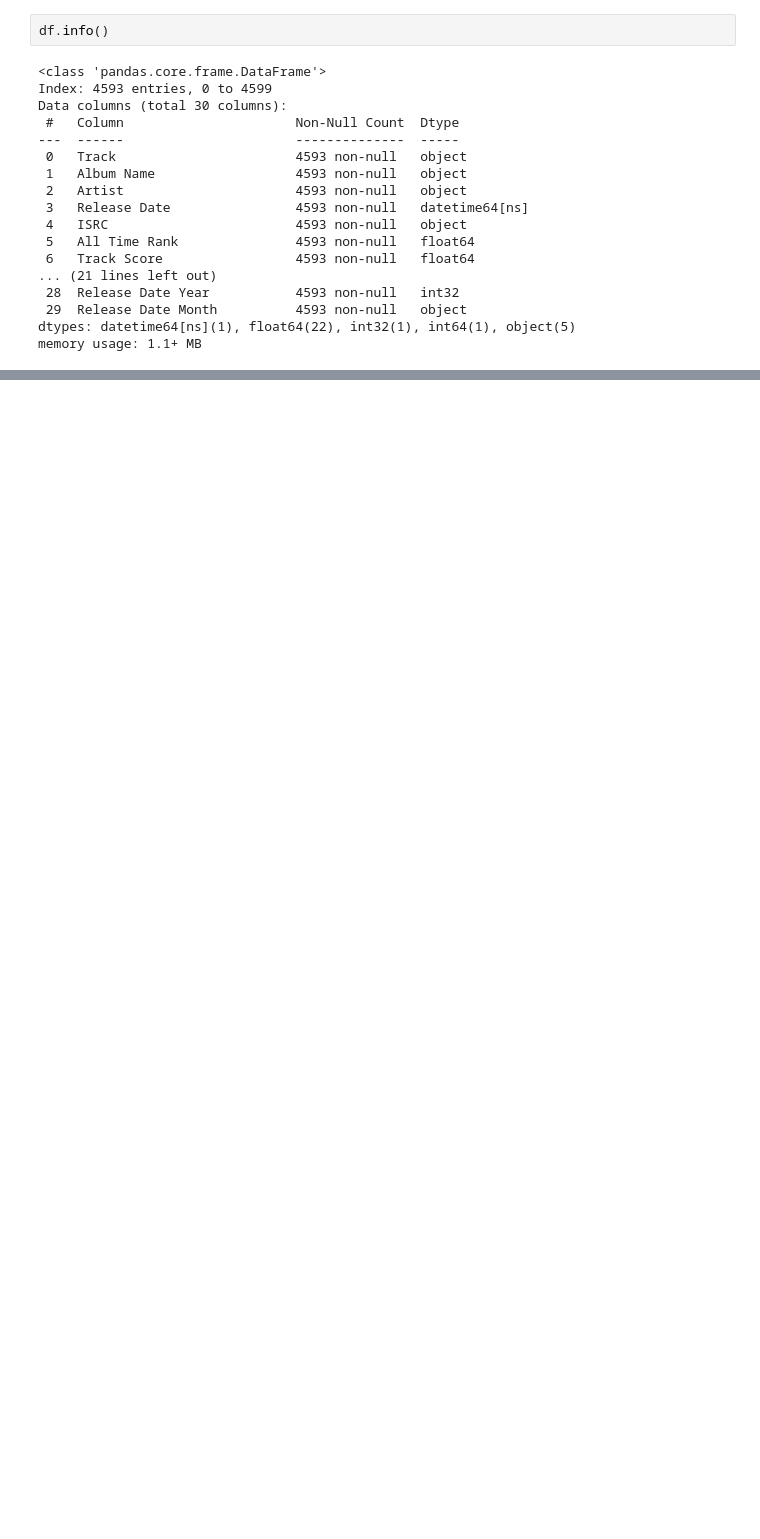
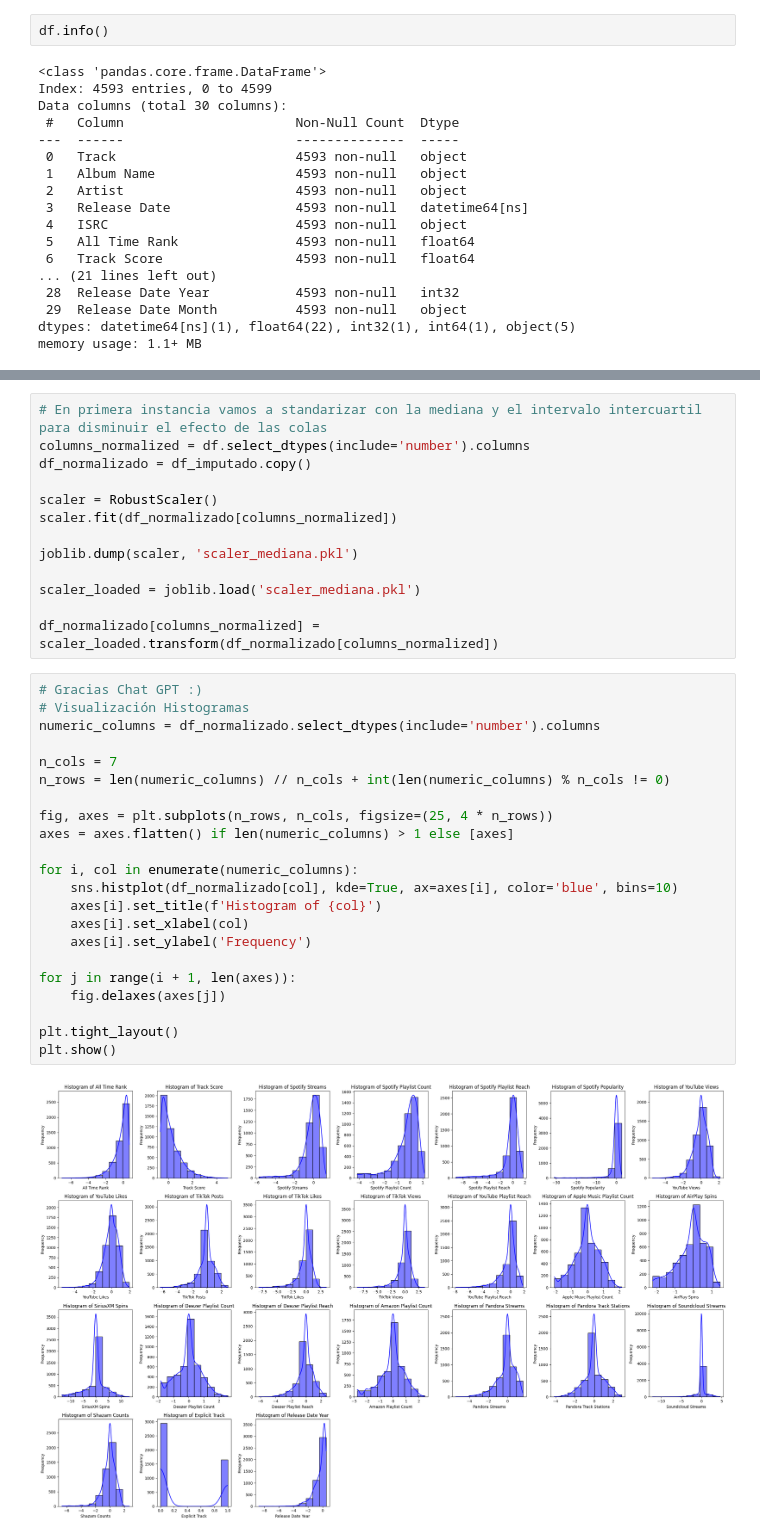
Before and after one commit to desareca/Tareas_Analisis_Datos-G6, a Jupyter notebook: Tarea_I_Analisis_de_Datos_Grupo_6.ipynb, the cells around one changed output, grey strips where cells are left out. Cells and saved outputs as stored; diff of their text form; blank space fills up the shorter version.

```diff
--- a/Tarea_I_Analisis_de_Datos_Grupo_6.ipynb
+++ b/Tarea_I_Analisis_de_Datos_Grupo_6.ipynb
@@ -240,2 +328,39 @@ df[df['All Time Rank'].isin(df.groupby('All Time Rank')['All Time Rank'].count()
+# %%
+# En primera instancia vamos a standarizar con la mediana y el intervalo intercuartil para disminuir el efecto de las colas
+columns_normalized = df.select_dtypes(include='number').columns
+df_normalizado = df_imputado.copy()
+
+scaler = RobustScaler()
+scaler.fit(df_normalizado[columns_normalized])
+
+joblib.dump(scaler, 'scaler_mediana.pkl')
+
+scaler_loaded = joblib.load('scaler_mediana.pkl')
+
+df_normalizado[columns_normalized] = scaler_loaded.transform(df_normalizado[columns_normalized])
+# %%
+# Gracias Chat GPT :)
+# Visualización Histogramas
+numeric_columns = df_normalizado.select_dtypes(include='number').columns
+
+n_cols = 7
+n_rows = len(numeric_columns) // n_cols + int(len(numeric_columns) % n_cols != 0)
+
+fig, axes = plt.subplots(n_rows, n_cols, figsize=(25, 4 * n_rows))
+axes = axes.flatten() if len(numeric_columns) > 1 else [axes]
+
+for i, col in enumerate(numeric_columns):
+    sns.histplot(df_normalizado[col], kde=True, ax=axes[i], color='blue', bins=10)
+    axes[i].set_title(f'Histogram of {col}')
+    axes[i].set_xlabel(col)
+    axes[i].set_ylabel('Frequency')
+
+for j in range(i + 1, len(axes)):
+    fig.delaxes(axes[j])
+
+plt.tight_layout()
+plt.show()
+# %% [output]
+[figure, added]
 # %%
 # Variables Adicionales
```
Also changed, not shown: parts of 14 cells of this notebook, 2 other files.
